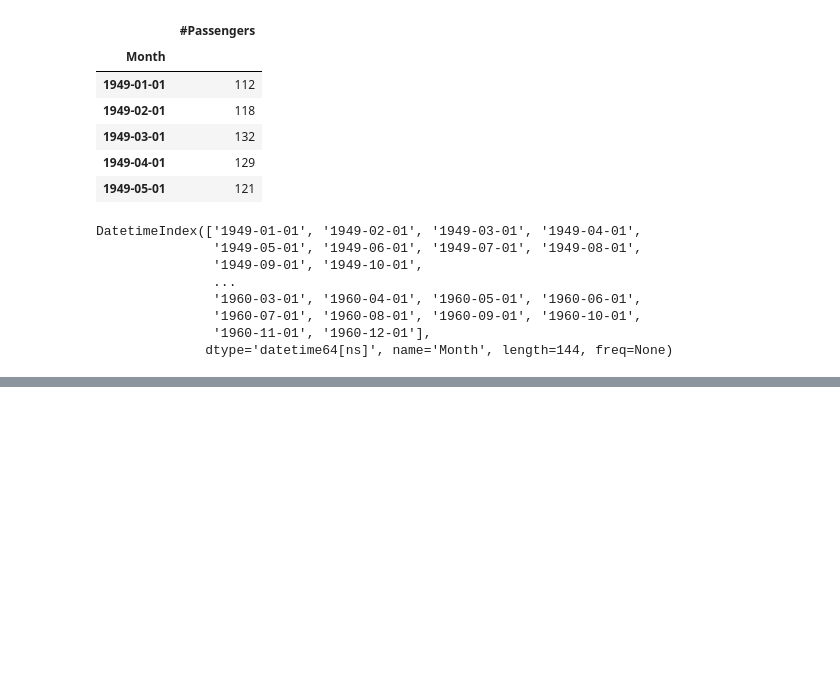
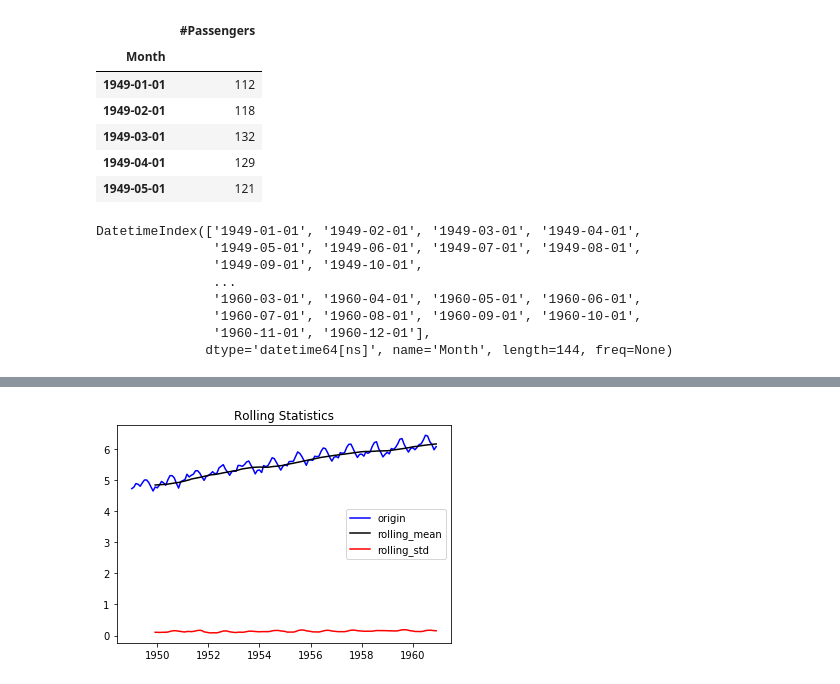
Before and after one commit to adisakshya/time-series-analysis, a Jupyter notebook: Time Series Regression.ipynb, the cells around one changed output, grey strips where cells are left out. Saved outputs shown, nothing was run; the diff lists cells and outputs as text; code cells hidden in the pictures; blank space fills up the shorter version.

Commit message:
added stationary-check & stabilizing variance

```diff
--- a/Time Series Regression.ipynb
+++ b/Time Series Regression.ipynb
@@ -44,0 +110,8 @@ DatetimeIndex(['1949-01-01', '1949-02-01', '1949-03-01', '1949-04-01',
+# %%
+import numpy as np
+
+# stabilizing variance with log transformation
+time_series_log = np.log(time_series)
+rolling_statistics_test(time_series_log)
+# %% [output]
+[figure, added]
```
Also changed, not shown: parts of 10 cells of this notebook.
